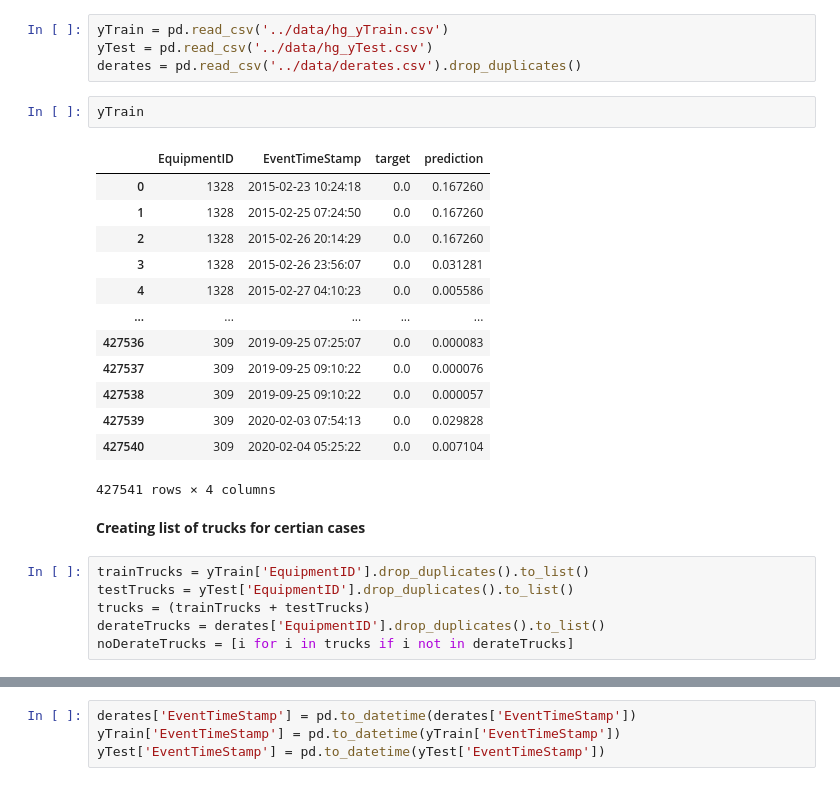
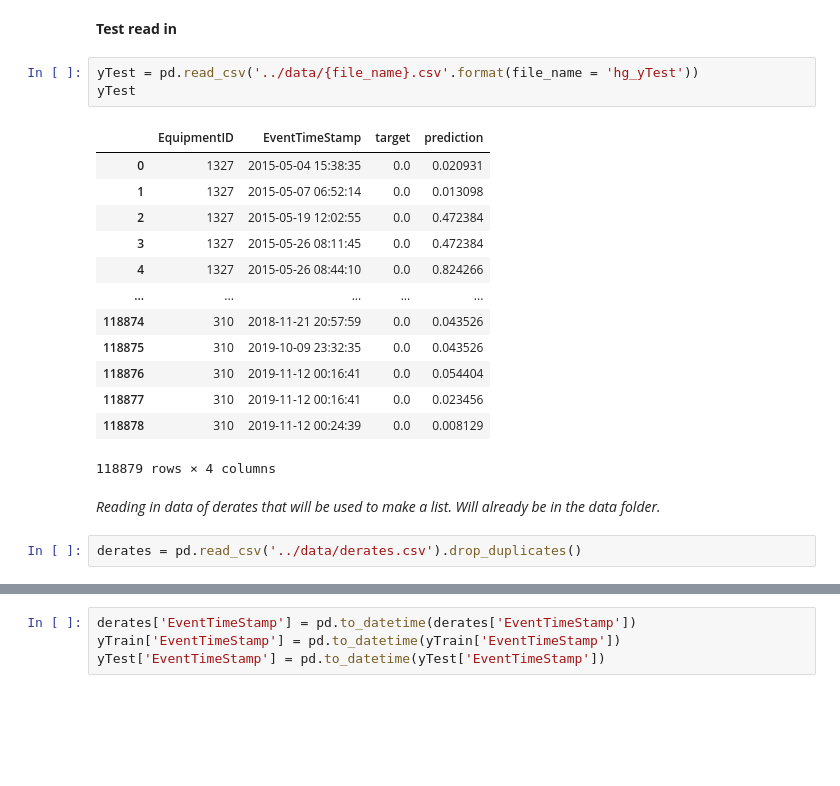
Before and after one commit to hcgreer/big_g_express-data-detectives, a Jupyter notebook: notebooks/hg_model_analysis.ipynb, the cells around one changed output, grey strips where cells are left out. Cells and saved outputs as stored; diff of their text form; blank space fills up the shorter version.

```diff
--- a/notebooks/hg_model_analysis.ipynb
+++ b/notebooks/hg_model_analysis.ipynb
@@ -5,28 +37,23 @@ import datetime
+# %% [markdown]
+**Test read in**
+# %%
+yTest = pd.read_csv('../data/{file_name}.csv'.format(file_name = 'hg_yTest'))
+yTest
+# %% [output]
+|  | EquipmentID | EventTimeStamp | target | prediction |
+| 0 | 1327 | 2015-05-04 15:38:35 | 0.0 | 0.020931 |
+| 1 | 1327 | 2015-05-07 06:52:14 | 0.0 | 0.013098 |
+| 2 | 1327 | 2015-05-19 12:02:55 | 0.0 | 0.472384 |
+| 3 | 1327 | 2015-05-26 08:11:45 | 0.0 | 0.472384 |
+| 4 | 1327 | 2015-05-26 08:44:10 | 0.0 | 0.824266 |
+| ... | ... | ... | ... | ... |
+| 118874 | 310 | 2018-11-21 20:57:59 | 0.0 | 0.043526 |
+| 118875 | 310 | 2019-10-09 23:32:35 | 0.0 | 0.043526 |
+| 118876 | 310 | 2019-11-12 00:16:41 | 0.0 | 0.054404 |
+| 118877 | 310 | 2019-11-12 00:16:41 | 0.0 | 0.023456 |
+| 118878 | 310 | 2019-11-12 00:24:39 | 0.0 | 0.008129 |
+118879 rows × 4 columns
+# %% [markdown]
+*Reading in data of derates that will be used to make a list. Will already be in the data folder.*
 # %%
-yTrain = pd.read_csv('../data/hg_yTrain.csv')
-yTest = pd.read_csv('../data/hg_yTest.csv')
 derates = pd.read_csv('../data/derates.csv').drop_duplicates()
-# %%
-yTrain
-# %% [output]
-|  | EquipmentID | EventTimeStamp | target | prediction |
-| 0 | 1328 | 2015-02-23 10:24:18 | 0.0 | 0.167260 |
-| 1 | 1328 | 2015-02-25 07:24:50 | 0.0 | 0.167260 |
-| 2 | 1328 | 2015-02-26 20:14:29 | 0.0 | 0.167260 |
-| 3 | 1328 | 2015-02-26 23:56:07 | 0.0 | 0.031281 |
-| 4 | 1328 | 2015-02-27 04:10:23 | 0.0 | 0.005586 |
-| ... | ... | ... | ... | ... |
-| 427536 | 309 | 2019-09-25 07:25:07 | 0.0 | 0.000083 |
-| 427537 | 309 | 2019-09-25 09:10:22 | 0.0 | 0.000076 |
-| 427538 | 309 | 2019-09-25 09:10:22 | 0.0 | 0.000057 |
-| 427539 | 309 | 2020-02-03 07:54:13 | 0.0 | 0.029828 |
-| 427540 | 309 | 2020-02-04 05:25:22 | 0.0 | 0.007104 |
-427541 rows × 4 columns
-# %% [markdown]
-**Creating list of trucks for certian cases**
-# %%
-trainTrucks = yTrain['EquipmentID'].drop_duplicates().to_list()
-testTrucks = yTest['EquipmentID'].drop_duplicates().to_list()
-trucks = (trainTrucks + testTrucks)
-derateTrucks = derates['EquipmentID'].drop_duplicates().to_list()
-noDerateTrucks = [i for i in trucks if i not in derateTrucks]
```
Also changed, not shown: parts of 25 cells of this notebook, 1 other file.
